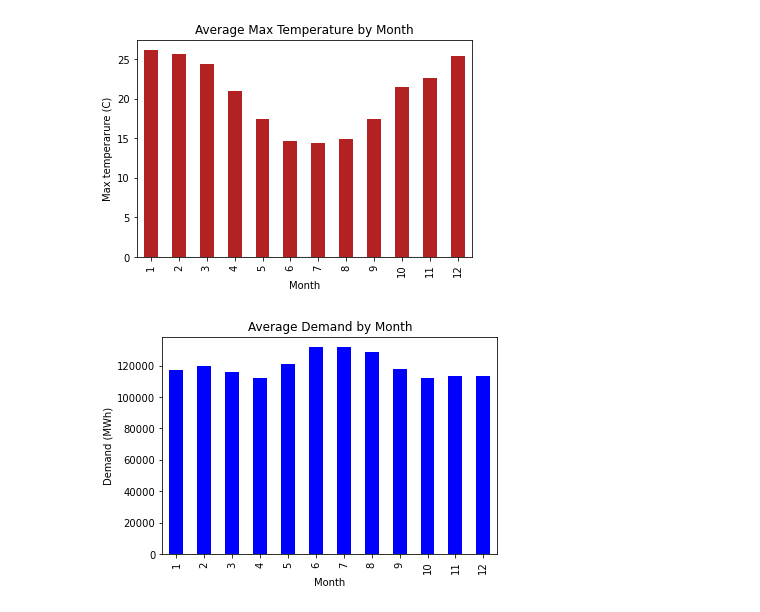
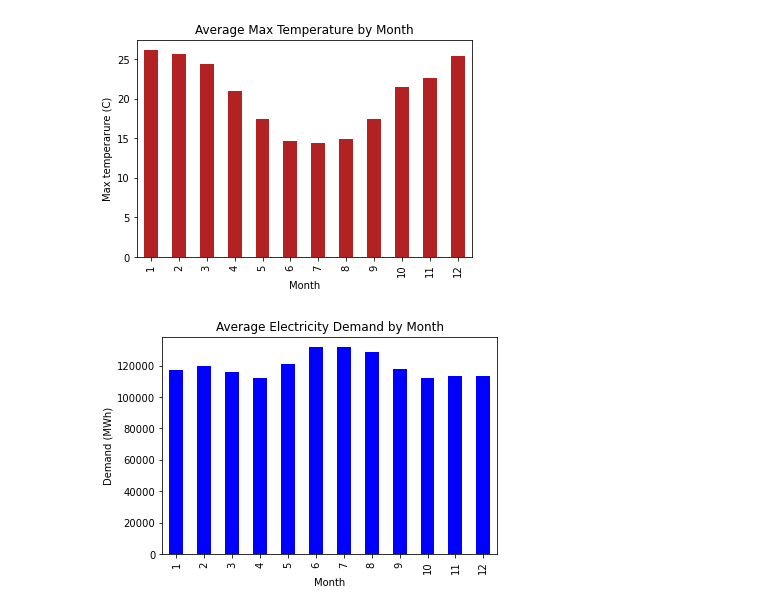
Before and after one commit to AThompson7/Project-1, a Jupyter notebook: electricity.ipynb, the cells around one changed output. Cells and saved outputs as stored; diff of their text form; code cells hidden in the pictures.

```diff
--- a/electricity.ipynb
+++ b/electricity.ipynb
@@ -497,9 +497,9 @@ plt.show()
 [figure]
 # %%
 demand_average_plot = demand_average_by_month.plot.bar(color="Blue")
-plt.title("Average Demand by Month")
+plt.title("Average Electricity Demand by Month")
 plt.xlabel("Month")
 plt.ylabel("Demand (MWh)")
 plt.show()
 # %% [output]
-[figure, old version]
+[figure, new version]
```
